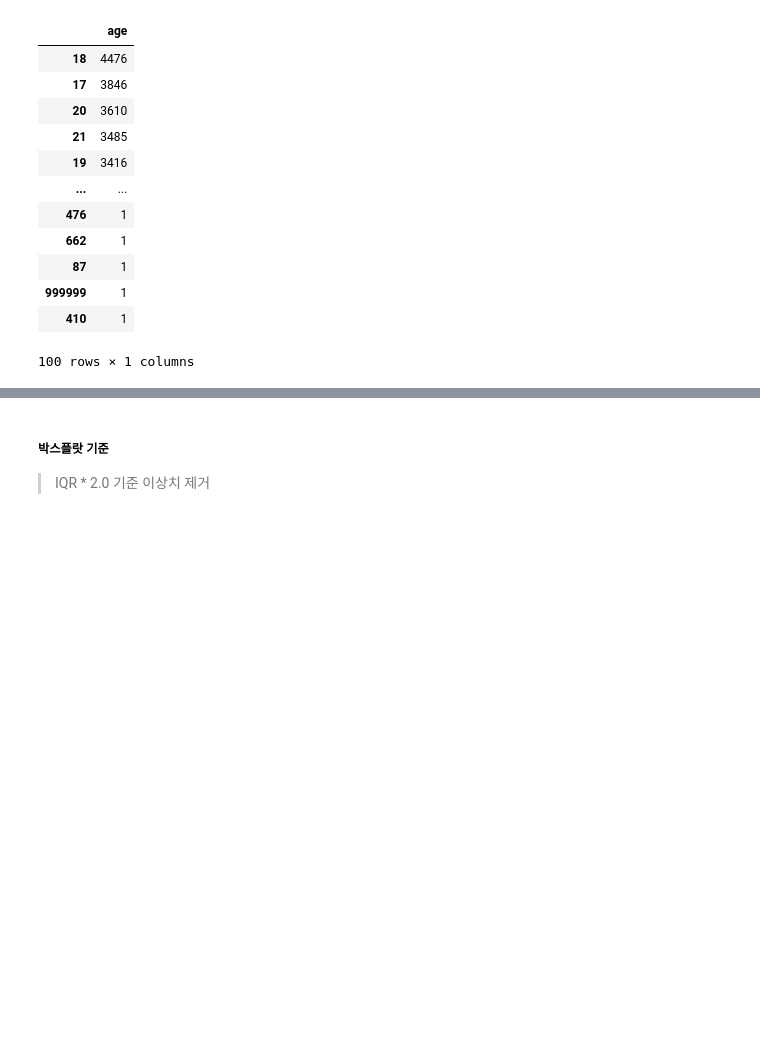
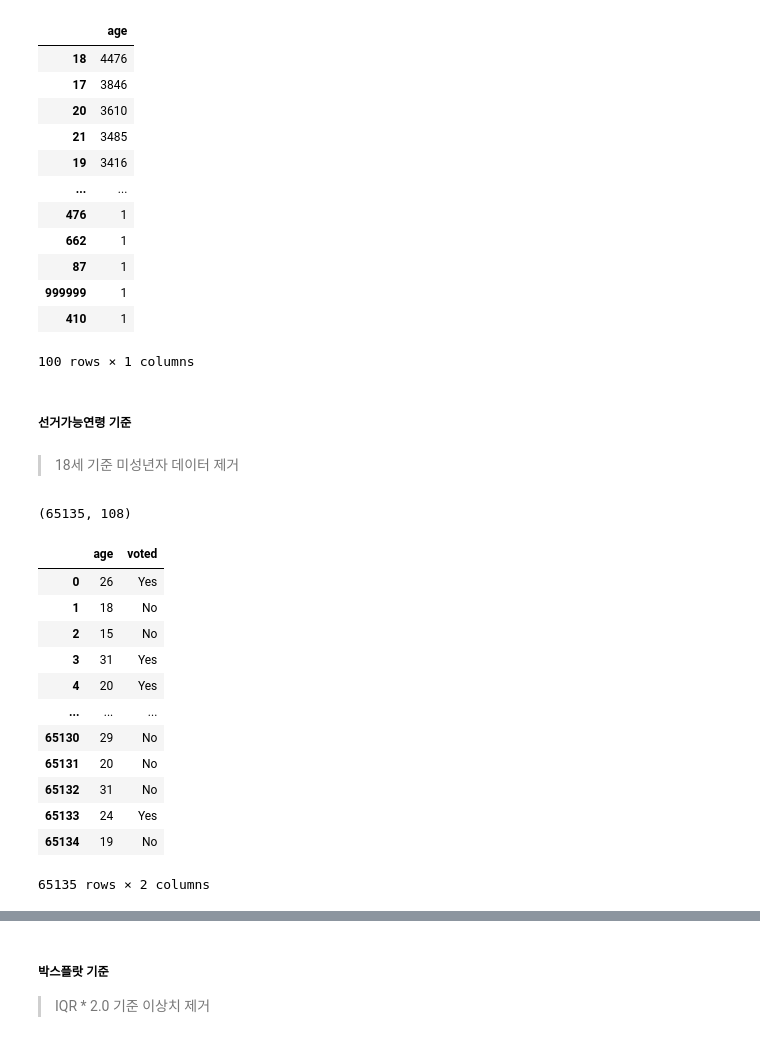
Before and after one commit to dss-14th/ml-repo-3, a Jupyter notebook: data_preprocessing.ipynb, the cells around one changed output, grey strips where cells are left out. Saved outputs shown, nothing was run; the diff lists cells and outputs as text; code cells hidden in the pictures; blank space fills up the shorter version.

```diff
--- a/data_preprocessing.ipynb
+++ b/data_preprocessing.ipynb
@@ -613,3 +614,28 @@ df_age
 | 999999 | 1 |
 | 410 | 1 |
 100 rows × 1 columns
+# %% [markdown]
+##### 선거가능연령 기준
+# %% [markdown]
+> 18세 기준 미성년자 데이터 제거
+# %%
+df.shape
+# %% [output]
+(65135, 108)
+# %%
+df1 = df[["age","voted"]]
+df1
+# %% [output]
+|  | age | voted |
+| 0 | 26 | Yes |
+| 1 | 18 | No |
+| 2 | 15 | No |
+| 3 | 31 | Yes |
+| 4 | 20 | Yes |
+| ... | ... | ... |
+| 65130 | 29 | No |
+| 65131 | 20 | No |
+| 65132 | 31 | No |
+| 65133 | 24 | Yes |
+| 65134 | 19 | No |
+65135 rows × 2 columns
```
Also changed, not shown: parts of 20 cells of this notebook.
